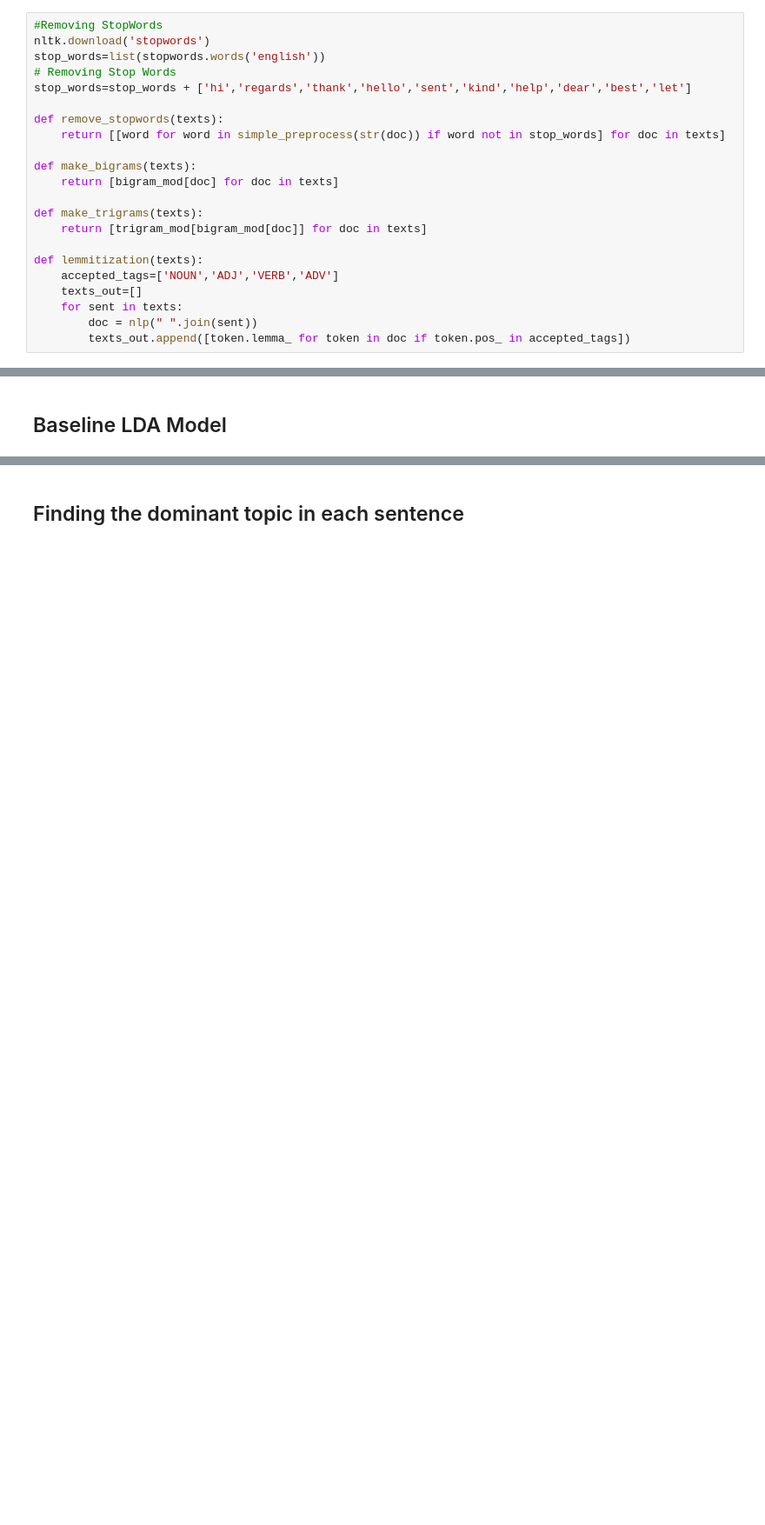
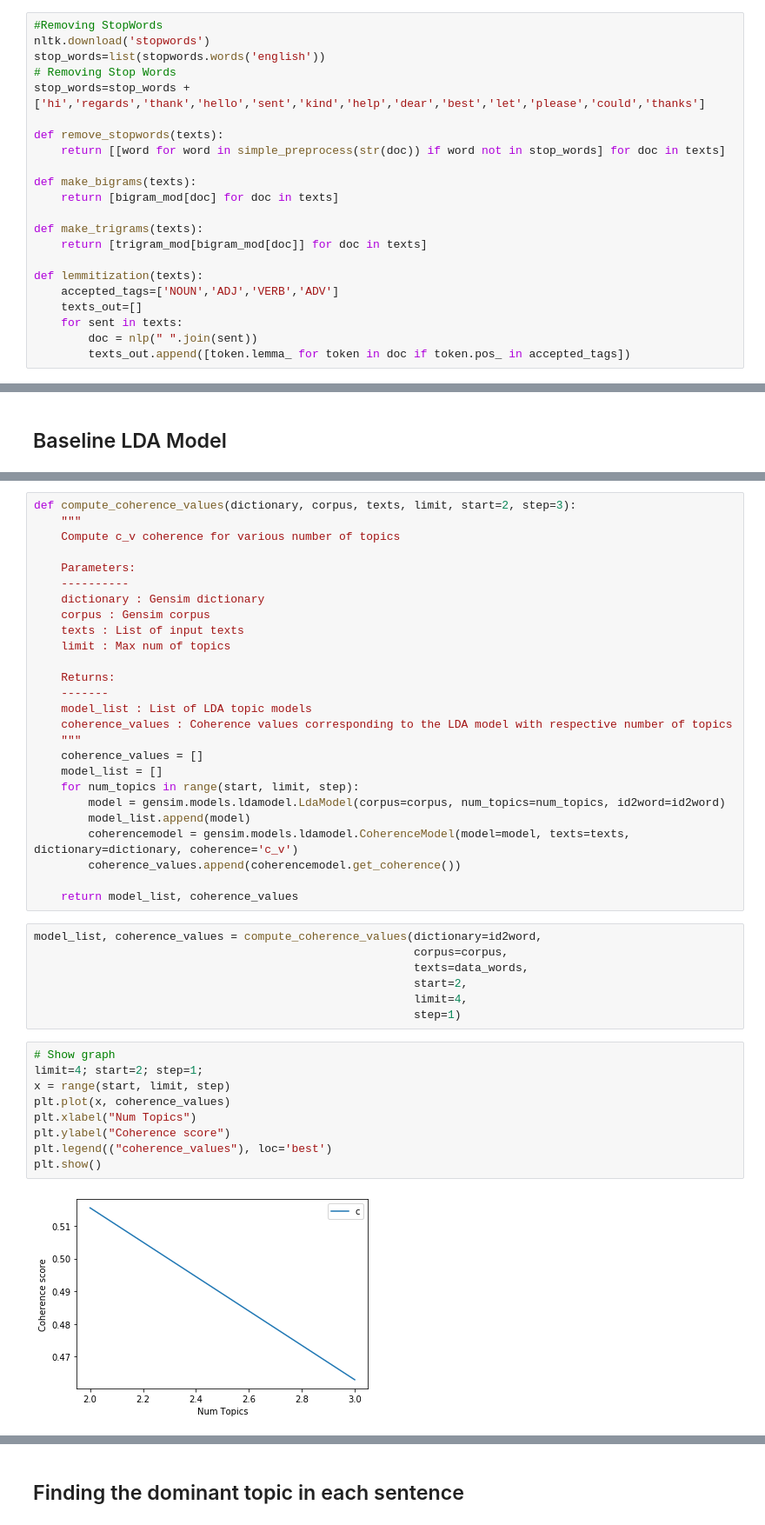
Before and after one commit to abhi1512/Service-Request_Classification, a Jupyter notebook: IncidentThemesTopicModelling.ipynb, the cells around one changed output, grey strips where cells are left out. Shown at 87% size. Drawn from its saved outputs; the diff is of its cells as text; blank space fills up the shorter version.

Commit message:
topic modelling done

```diff
--- a/IncidentThemesTopicModelling.ipynb
+++ b/IncidentThemesTopicModelling.ipynb
@@ -149,7 +150,7 @@ print (trigram_mod[bigram_mod[data_words[0]]])
 nltk.download('stopwords')
 stop_words=list(stopwords.words('english'))
 # Removing Stop Words
-stop_words=stop_words + ['hi','regards','thank','hello','sent','kind','help','dear','best','let']
+stop_words=stop_words + ['hi','regards','thank','hello','sent','kind','help','dear','best','let','please','could','thanks']
 
 def remove_stopwords(texts):
     return [[word for word in simple_preprocess(str(doc)) if word not in stop_words] for doc in texts]
@@ -245,0 +229,44 @@ data_words
+# %%
+def compute_coherence_values(dictionary, corpus, texts, limit, start=2, step=3):
+    """
+    Compute c_v coherence for various number of topics
+
+    Parameters:
+    ----------
+    dictionary : Gensim dictionary
+    corpus : Gensim corpus
+    texts : List of input texts
+    limit : Max num of topics
+
+    Returns:
+    -------
+    model_list : List of LDA topic models
+    coherence_values : Coherence values corresponding to the LDA model with respective number of topics
+    """
+    coherence_values = []
+    model_list = []
+    for num_topics in range(start, limit, step):
+        model = gensim.models.ldamodel.LdaModel(corpus=corpus, num_topics=num_topics, id2word=id2word)
+        model_list.append(model)
+        coherencemodel = gensim.models.ldamodel.CoherenceModel(model=model, texts=texts, dictionary=dictionary, coherence='c_v')
+        coherence_values.append(coherencemodel.get_coherence())
+
+    return model_list, coherence_values
+# %%
+model_list, coherence_values = compute_coherence_values(dictionary=id2word,
+                                                        corpus=corpus,
+                                                        texts=data_words,
+                                                        start=2,
+                                                        limit=4,
+                                                        step=1)
+# %%
+# Show graph
+limit=4; start=2; step=1;
+x = range(start, limit, step)
+plt.plot(x, coherence_values)
+plt.xlabel("Num Topics")
+plt.ylabel("Coherence score")
+plt.legend(("coherence_values"), loc='best')
+plt.show()
+# %% [output]
+[figure, added]
```
Also changed, not shown: parts of 9 cells of this notebook, 1 other file.
